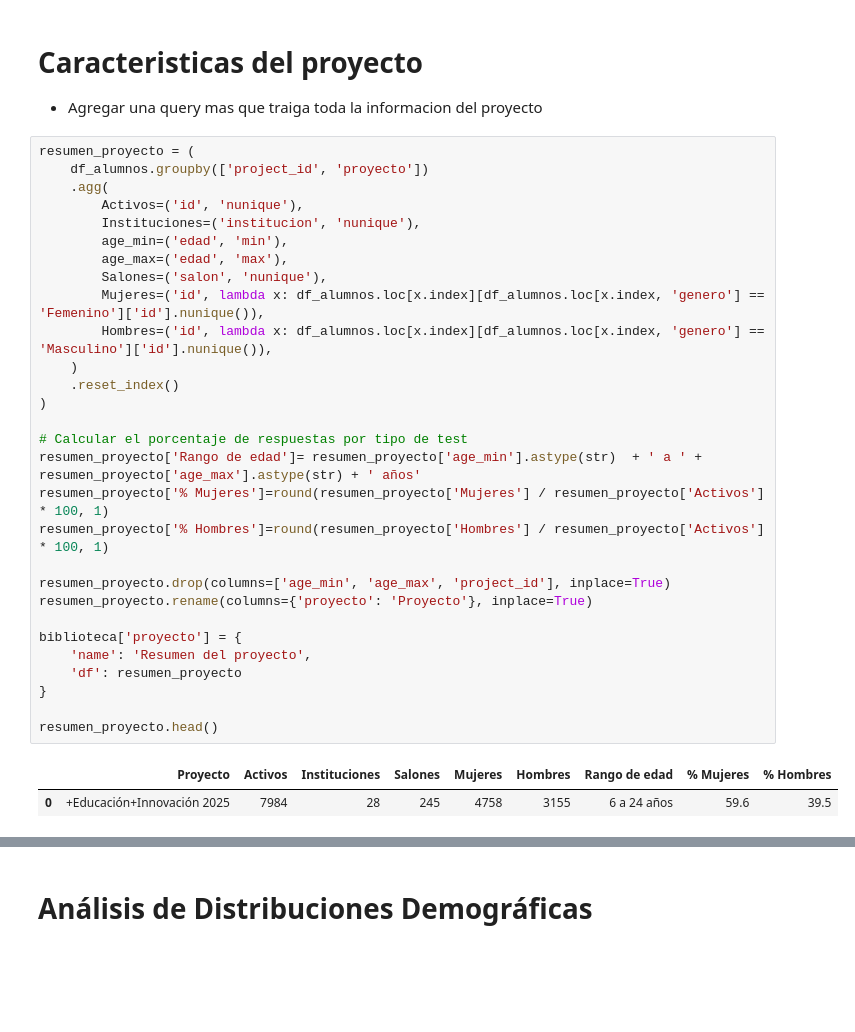
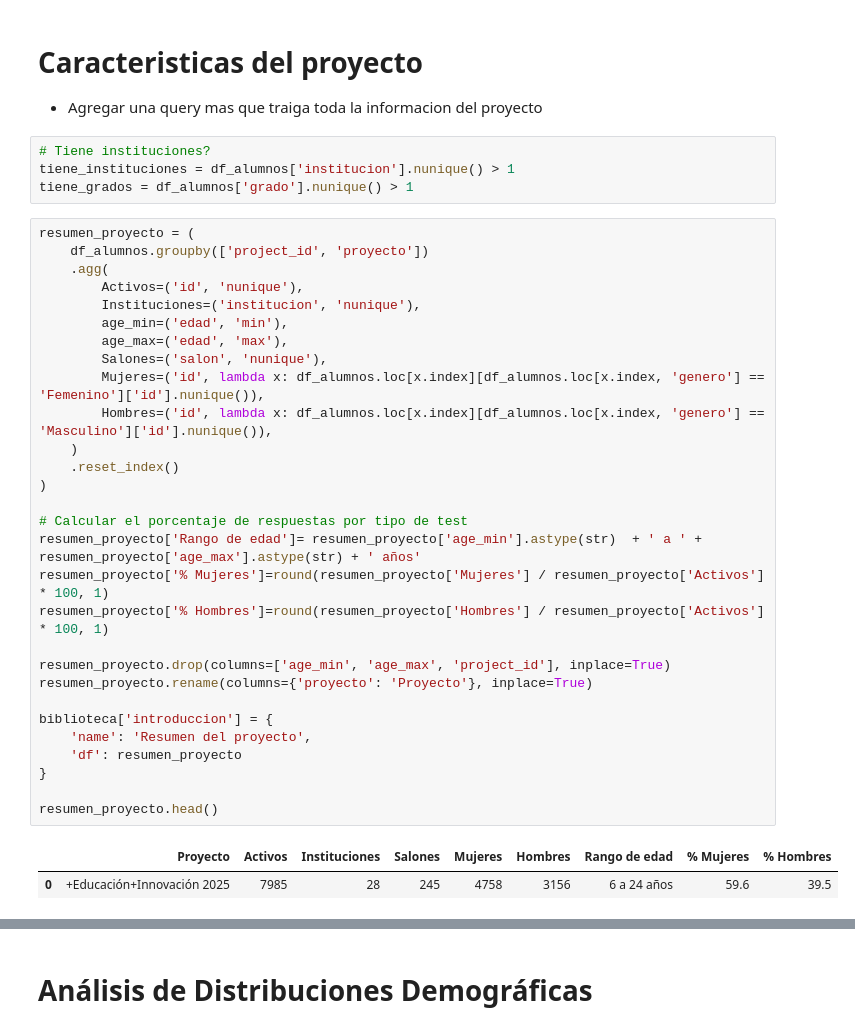
Before and after one commit to Crack-The-Code-Data/Resumen-automatico-de-cierre-de-proyectos, a Jupyter notebook: Notebook.ipynb, the cells around one changed output, grey strips where cells are left out. Saved outputs shown, nothing was run; the diff lists cells and outputs as text; blank space fills up the shorter version.

```diff
--- a/Notebook.ipynb
+++ b/Notebook.ipynb
@@ -989,36 +972,40 @@ biblioteca = {}
 # %% [markdown]
 # Caracteristicas del proyecto
 - Agregar una query mas que traiga toda la informacion del proyecto
+# %%
+# Tiene instituciones?
+tiene_instituciones = df_alumnos['institucion'].nunique() > 1
+tiene_grados = df_alumnos['grado'].nunique() > 1
 # %%
 resumen_proyecto = (
     df_alumnos.groupby(['project_id', 'proyecto'])
     .agg(
         Activos=('id', 'nunique'),
         Instituciones=('institucion', 'nunique'),
         age_min=('edad', 'min'),
         age_max=('edad', 'max'),
         Salones=('salon', 'nunique'),
         Mujeres=('id', lambda x: df_alumnos.loc[x.index][df_alumnos.loc[x.index, 'genero'] == 'Femenino']['id'].nunique()),
         Hombres=('id', lambda x: df_alumnos.loc[x.index][df_alumnos.loc[x.index, 'genero'] == 'Masculino']['id'].nunique()),
     )
     .reset_index()
 )
 
 # Calcular el porcentaje de respuestas por tipo de test
 resumen_proyecto['Rango de edad']= resumen_proyecto['age_min'].astype(str)  + ' a ' + resumen_proyecto['age_max'].astype(str) + ' años'
 resumen_proyecto['% Mujeres']=round(resumen_proyecto['Mujeres'] / resumen_proyecto['Activos'] * 100, 1)
 resumen_proyecto['% Hombres']=round(resumen_proyecto['Hombres'] / resumen_proyecto['Activos'] * 100, 1)
 
 resumen_proyecto.drop(columns=['age_min', 'age_max', 'project_id'], inplace=True)
 resumen_proyecto.rename(columns={'proyecto': 'Proyecto'}, inplace=True)
 
-biblioteca['proyecto'] = {
+biblioteca['introduccion'] = {
     'name': 'Resumen del proyecto',
     'df': resumen_proyecto
 }
 
 resumen_proyecto.head()
 # %% [output]
 |  | Proyecto | Activos | Instituciones | Salones | Mujeres | Hombres | Rango de edad | % Mujeres | % Hombres |
-| 0 | +Educación+Innovación 2025 | 7984 | 28 | 245 | 4758 | 3155 | 6 a 24 años | 59.6 | 39.5 |
+| 0 | +Educación+Innovación 2025 | 7985 | 28 | 245 | 4758 | 3156 | 6 a 24 años | 59.6 | 39.5 |
 # %%
```
Also changed, not shown: parts of 33 cells of this notebook, 3 other files.
